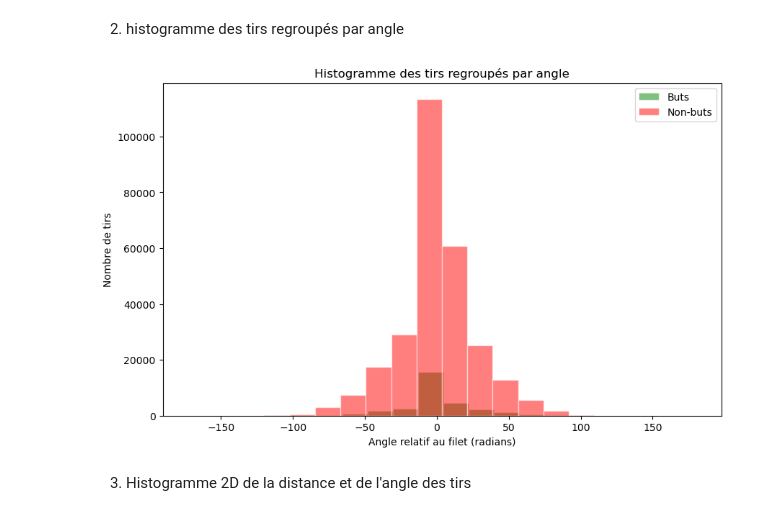
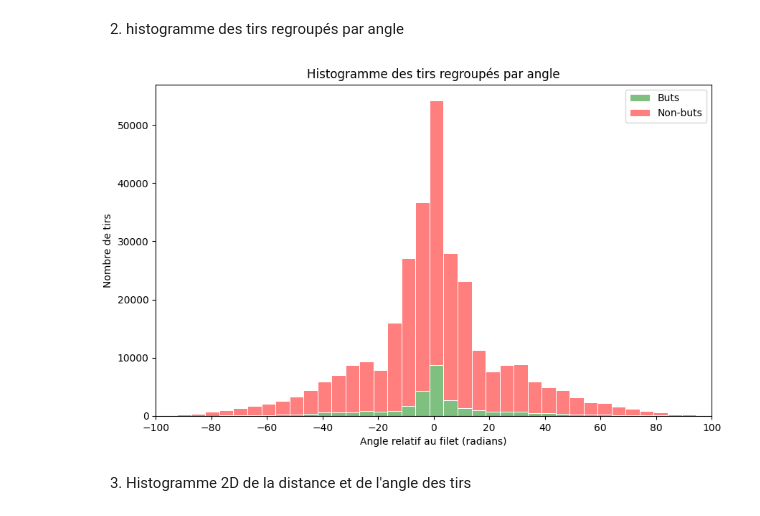
Before and after one commit to Alexia57/A02-projet, a Jupyter notebook: notebooks/Milestone2.ipynb, the cells around one changed output. Drawn from its saved outputs; the diff is of its cells as text; code cells hidden in the pictures.

```diff
--- a/notebooks/Milestone2.ipynb
+++ b/notebooks/Milestone2.ipynb
@@ -169,19 +171,25 @@ plt.show()
 # %% [markdown]
 2) histogramme des tirs regroupés par angle
-# %%
-plt.figure(figsize=(10, 6))
-plt.hist(df[df['isGoal'] == 1]['relativeAngleToNet'], bins=20, alpha=0.5, label='Buts', color='green', edgecolor = 'white')
-plt.hist(df[df['isGoal'] == 0]['relativeAngleToNet'], bins=20, alpha=0.5, label='Non-buts', color='red', edgecolor = 'white')
-
-# Définir des titres et des légendes
-plt.title("Histogramme des tirs regroupés par angle")
-plt.xlabel("Angle relatif au filet (radians)")
-plt.ylabel("Nombre de tirs")
-plt.legend()
-
-# Afficher l'histogramme
-plt.show()
-# %% [output]
-[figure, removed]
+# %%
+def plot_stacked_histogram(data, column, bins=70, alpha=0.5, title='', xlabel='', ylabel='', legend_labels=None):
+    plt.figure(figsize=(10, 6))
+
+    sns.histplot(data, x=column, hue='isGoal', multiple='stack', bins=bins, palette=['red', 'green'], edgecolor='white', alpha=alpha)
+
+    plt.xticks(np.arange(-100,101, 20))
+    plt.xlim(-100, 100)
+
+    # titres et des légendes
+
+    plt.title(title)
+    plt.xlabel(xlabel)
+    plt.ylabel(ylabel)
+    plt.legend(['Buts', 'Non-buts'])
+
+    plt.show()
+
+plot_stacked_histogram(df, 'relativeAngleToNet', title="Histogramme des tirs regroupés par angle", xlabel="Angle relatif au filet (radians)", ylabel="Nombre de tirs", legend_labels=['Non-buts', 'Buts'])
+# %% [output]
+[figure, added]
 # %% [markdown]
 3) Histogramme 2D de la distance et de l'angle des tirs
```
Also changed, not shown: parts of 6 cells of this notebook.
